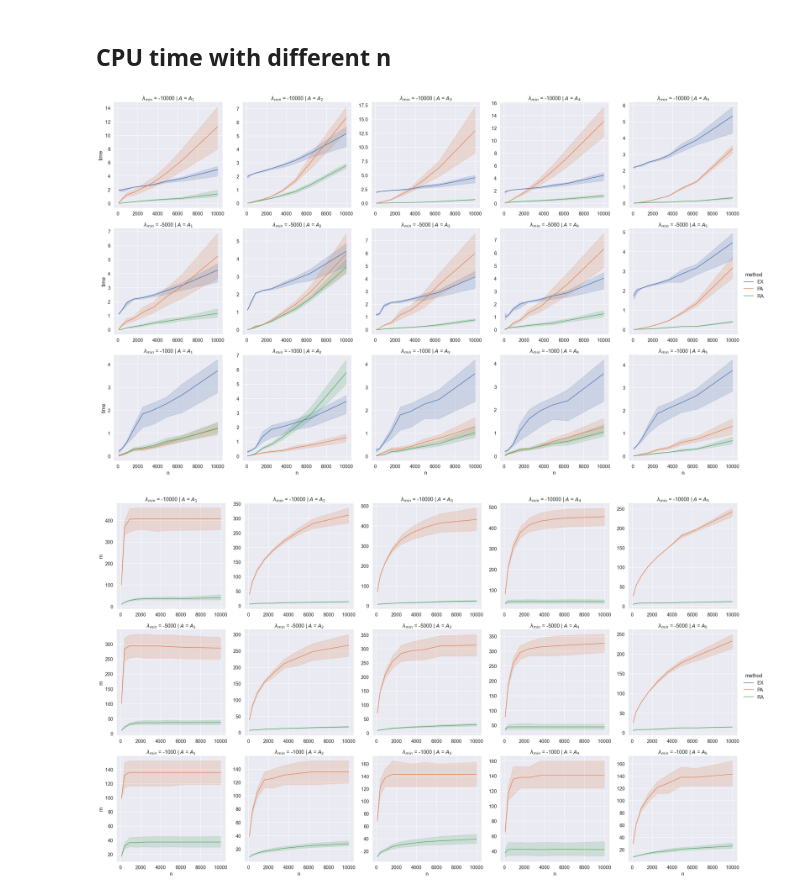
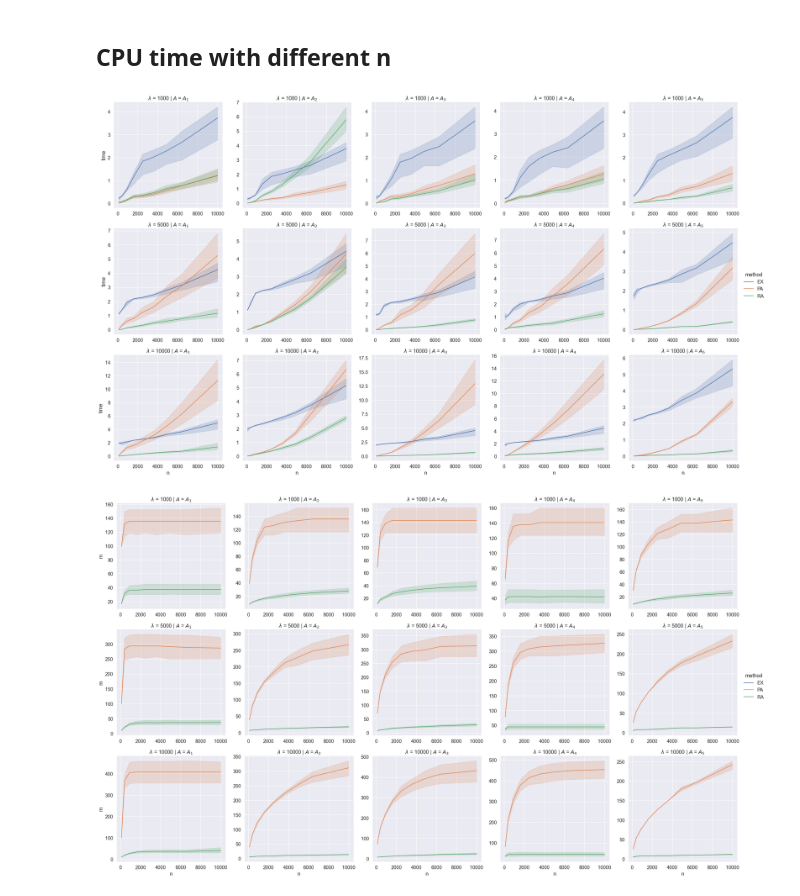
Before and after one commit to sprmsv/KAMF, a Jupyter notebook: experiments.ipynb, the cells around one changed output. Cells and saved outputs as stored; diff of their text form; code cells hidden in the pictures.

```diff
--- a/experiments.ipynb
+++ b/experiments.ipynb
@@ -410,38 +610,38 @@ fg.axes[4, 1].set(xlim=[5, 50]);
 # %%
 data = df[
     ((df['name'] != 'Estimation #2'))
 ]
 
 thresh = 1e-12
-data = data.rename(columns={'name': '$A$', 'a': '$\\lambda_{min}$'})
-data = data[data['err'] < thresh].groupby(['method', '$\\lambda_{min}$', 'p', '$A$', 'n']).aggregate(np.min)
+data = data.rename(columns={'name': '$A$', 'a': '$\\lambda$'})
+data = data[data['err'] < thresh].groupby(['method', '$\\lambda$', 'p', '$A$', 'n']).aggregate(np.min)
 
 # Plot CPU time
 fg = sns.relplot(
     data=data,
     x='n',
     y='time',
     kind='line',
     hue='method',
     col='$A$',
-    row='$\\lambda_{min}$',
+    row='$\\lambda$',
     facet_kws={'sharex': False, 'sharey': False}
 )
 
 # Plot smallest m
 fg = sns.relplot(
     data=data,
     x='n',
     y='m',
     kind='line',
     hue='method',
     col='$A$',
-    row='$\\lambda_{min}$',
+    row='$\\lambda$',
     facet_kws={'sharex': False, 'sharey': False}
 )
 # %% [output]
-[figure, old version]
+[figure, new version]
-[figure, old version]
+[figure, new version]
 # %%
 data = df[
     ((df['name'] == '$A_1$') | (df['name'] == '$A_2$'))
```
Also changed, not shown: parts of 23 cells of this notebook, 17 other files.
